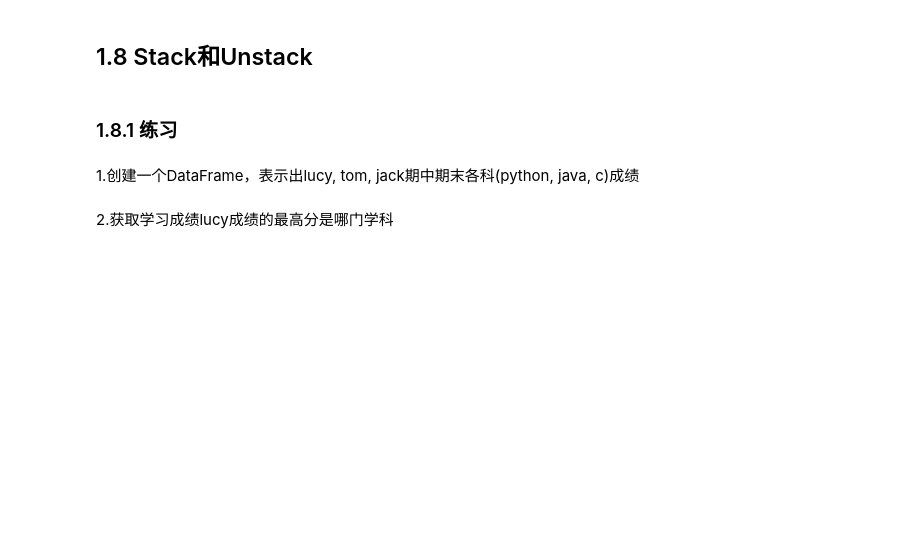
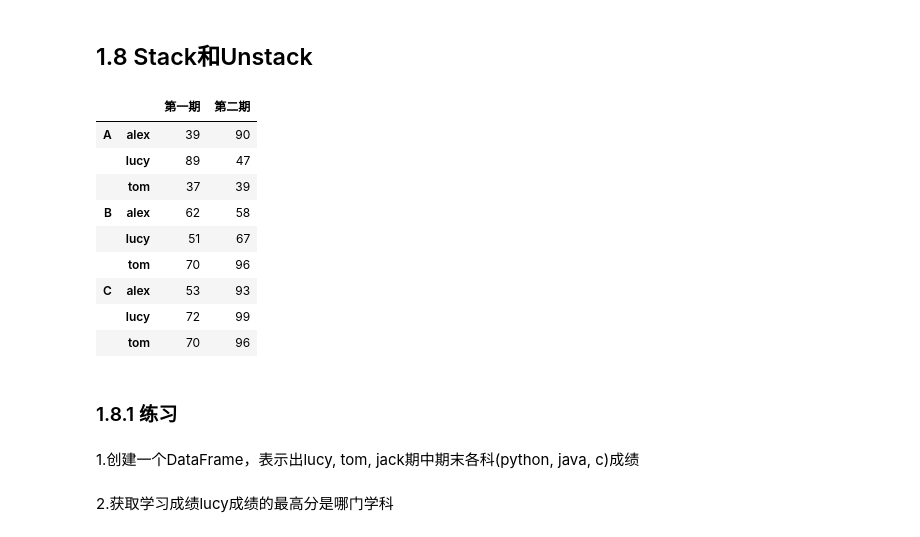
Before and after one commit to Leecoin49/StudyNote, a Jupyter notebook: LLM/AILLM_Luffy/1.Python/第20章Pandas/1.pandas核心数据类型.ipynb, the cells around one changed output. Saved outputs shown, nothing was run; the diff lists cells and outputs as text; code cells hidden in the pictures; blank space fills up the shorter version.

```diff
--- a/LLM/AILLM_Luffy/1.Python/第20章Pandas/1.pandas核心数据类型.ipynb
+++ b/LLM/AILLM_Luffy/1.Python/第20章Pandas/1.pandas核心数据类型.ipynb
@@ -1536,5 +1534,20 @@ df.iloc[[0, 1]]
 # %% [markdown]
 ## 1.8 Stack和Unstack
+# %%
+# unstack把行索引向列索引变换
+# stack把列索引向行索引变换
+df.unstack(level=1).unstack().unstack()
+# %% [output]
+|  |  | 第一期 | 第二期 |
+| A | alex | 39 | 90 |
+|  | lucy | 89 | 47 |
+|  | tom | 37 | 39 |
+| B | alex | 62 | 58 |
+|  | lucy | 51 | 67 |
+|  | tom | 70 | 96 |
+| C | alex | 53 | 93 |
+|  | lucy | 72 | 99 |
+|  | tom | 70 | 96 |
 # %% [markdown]
 ### 1.8.1 练习
 # %% [markdown]
```
Also changed, not shown: parts of 80 cells of this notebook, 6 other files.
